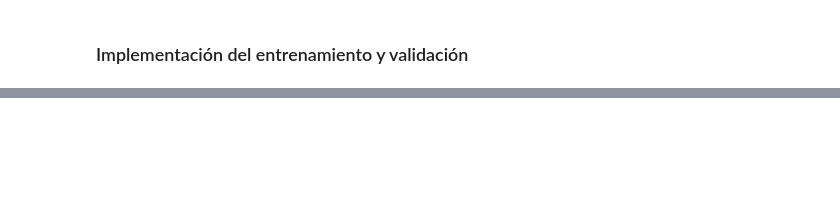
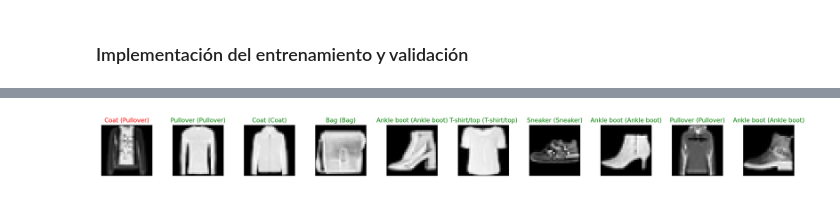
Before and after one commit to irvingvasquez/practicas_pytorch, a Jupyter notebook: 08_RN_Convolucional.ipynb, the cells around one changed output, grey strips where cells are left out. Drawn from its saved outputs; the diff is of its cells as text; code cells hidden in the pictures; blank space fills up the shorter version.

```diff
--- a/08_RN_Convolucional.ipynb
+++ b/08_RN_Convolucional.ipynb
@@ -227,17 +262,19 @@ for e in range(epochs):
 # %%
 # obtain one batch of test images
 display_size = 10
 
 dataiter = iter(testloader)
-images, labels = dataiter.next()
+images, labels = next(dataiter)
 # get predictions
 preds = np.squeeze(model(Variable(images, volatile=True)).data.max(1, keepdim=True)[1].numpy())
 images = images.numpy()
 
 # plot the images in the batch, along with predicted and true labels
 fig = plt.figure(figsize=(25, 4))
 for idx in np.arange(display_size):
     ax = fig.add_subplot(2, display_size, idx+1, xticks=[], yticks=[])
     ax.imshow(np.squeeze(images[idx]), cmap='gray')
     ax.set_title("{} ({})".format(classes[preds[idx]], classes[labels[idx]]),
                  color=("green" if preds[idx]==labels[idx] else "red"))
+# %% [output]
+[figure, added]
```
Also changed, not shown: parts of 5 cells of this notebook, 4 other files.
